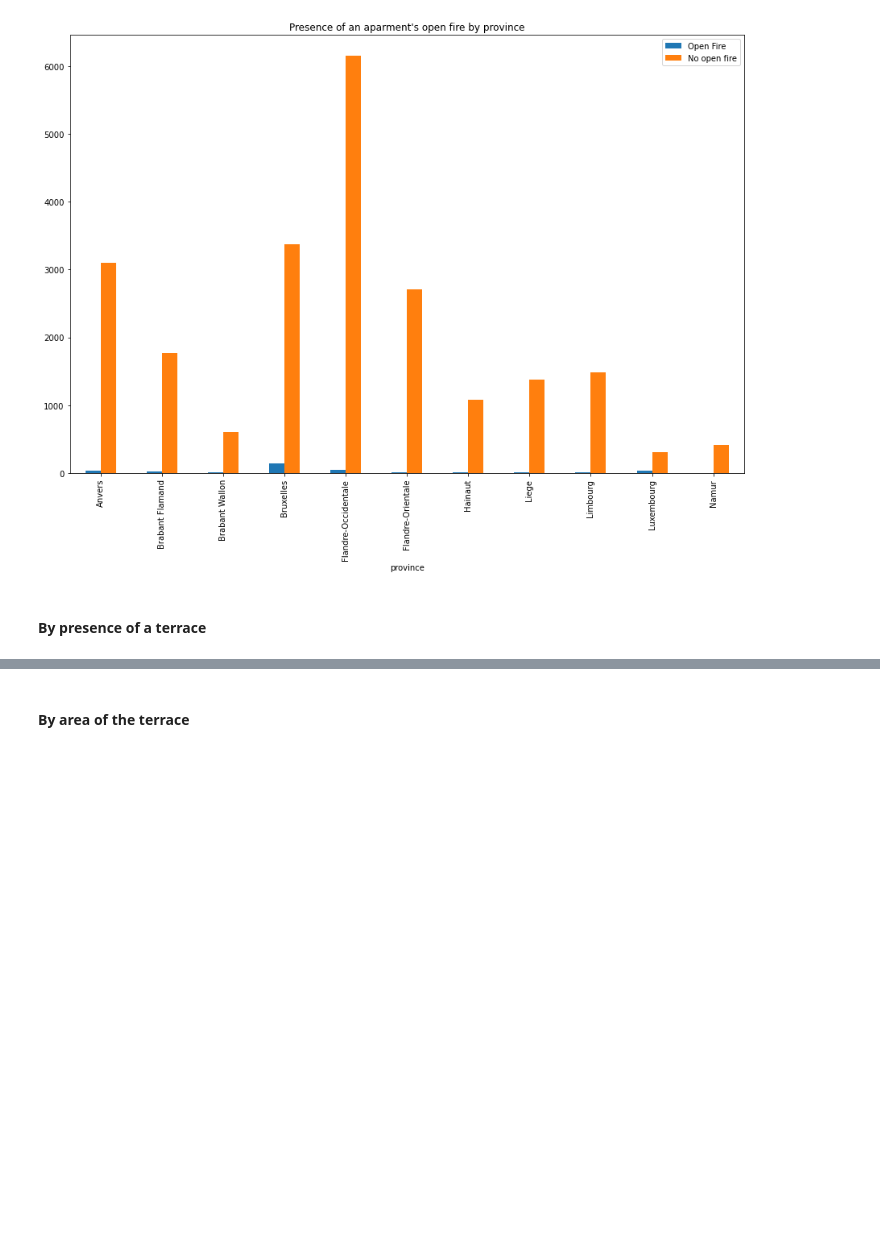
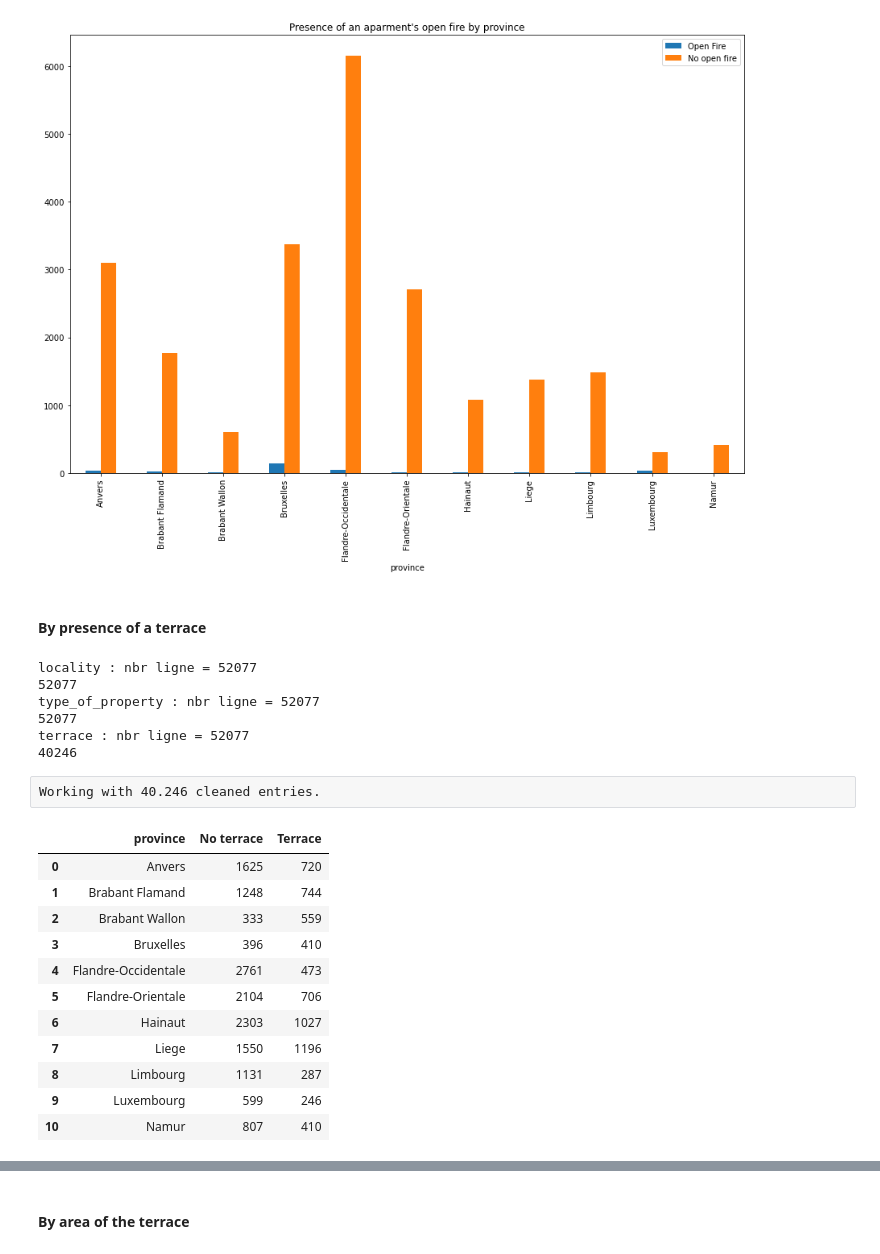
Before and after one commit to Demesmaeker/Immo_data_analysis, a Jupyter notebook: Comparisons between variables (no prices).ipynb, the cells around one changed output, grey strips where cells are left out. Cells and saved outputs as stored; diff of their text form; code cells hidden in the pictures; blank space fills up the shorter version.

```diff
--- a/Comparisons between variables (no prices).ipynb
+++ b/Comparisons between variables (no prices).ipynb
@@ -871,3 +871,40 @@ apart_province_fire.plot.bar(x = 'province',
 [figure]
 # %% [markdown]
 #### By presence of a terrace
+# %%
+locality_terrace = clean(df, [0,1,10])
+# %% [output]
+locality : nbr ligne = 52077
+52077
+type_of_property : nbr ligne = 52077
+52077
+terrace : nbr ligne = 52077
+40246
+# %% [raw]
+Working with 40.246 cleaned entries.
+# %%
+house_loc_terrace = locality_terrace[locality_terrace['type_of_property'] == 'house']
+house_loc_terrace_0 = house_loc_terrace[house_loc_terrace['terrace'] == 0].groupby('province').fully_equipped_kitchen.agg(['count'])
+house_loc_terrace_1 = house_loc_terrace[house_loc_terrace['terrace'] == 1].groupby('province').fully_equipped_kitchen.agg(['count'])
+
+house_loc_terrace_0.reset_index(level=0, inplace=True)
+house_loc_terrace_0 = house_loc_terrace_0.rename(columns={'count':'No terrace'})
+house_loc_terrace_1.reset_index(level=0, inplace=True)
+house_loc_terrace_1 = house_loc_terrace_1.rename(columns={'count':'Terrace'})
+
+house_province_terrace = pd.merge(house_loc_terrace_0, house_loc_terrace_1, how = 'outer', on='province')
+
+house_province_terrace
+# %% [output]
+|  | province | No terrace | Terrace |
+| 0 | Anvers | 1625 | 720 |
+| 1 | Brabant Flamand | 1248 | 744 |
+| 2 | Brabant Wallon | 333 | 559 |
+| 3 | Bruxelles | 396 | 410 |
+| 4 | Flandre-Occidentale | 2761 | 473 |
+| 5 | Flandre-Orientale | 2104 | 706 |
+| 6 | Hainaut | 2303 | 1027 |
+| 7 | Liege | 1550 | 1196 |
+| 8 | Limbourg | 1131 | 287 |
+| 9 | Luxembourg | 599 | 246 |
+| 10 | Namur | 807 | 410 |
```
Also changed, not shown: parts of 5 cells of this notebook.
